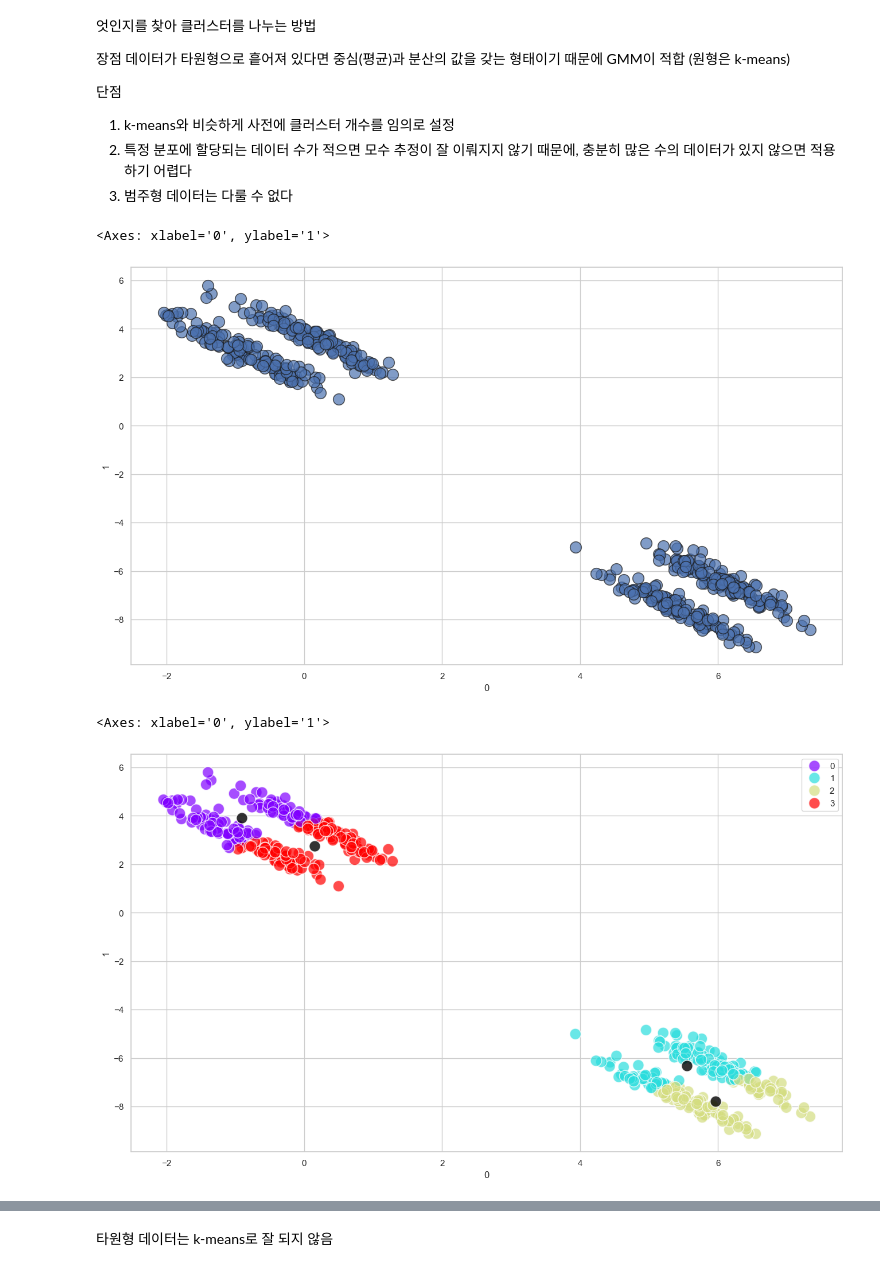
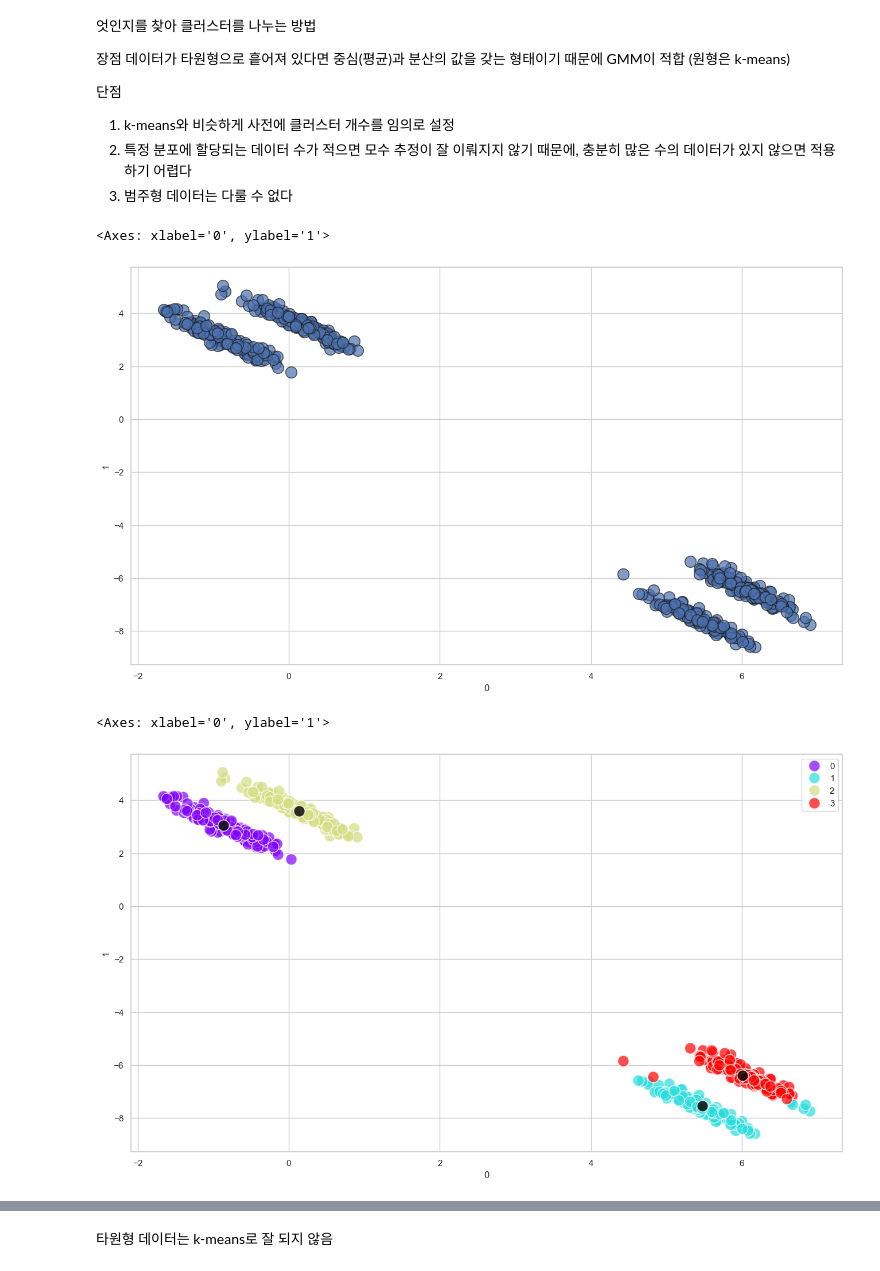
Before and after one commit to jeongryuni/study_analysis, a Jupyter notebook: Cluster_analysis/03_다양한 클러스터링 모델.ipynb, the cells around one changed output, grey strips where cells are left out. Drawn from its saved outputs; the diff is of its cells as text; code cells hidden in the pictures.

```diff
--- a/Cluster_analysis/03_다양한 클러스터링 모델.ipynb
+++ b/Cluster_analysis/03_다양한 클러스터링 모델.ipynb
@@ -246,23 +248,23 @@ KeyError: "['kmeans_label'] not found in axis"
 # %%
 from sklearn.datasets import make_blobs
 
 n_samples = 500 # 샘플데이터 개수
 center = 4 # 클러스터 개수
-cluster_std = 0.75 # 클러스터 내 표준편차
+cluster_std = 0.5 # 클러스터 내 표준편차
 random_state = 13 # 샘플 데이터 고정
 
 data, clusters = make_blobs(n_samples=n_samples, centers=center, cluster_std=cluster_std, random_state=random_state)
 
 # 데이터 타원형으로 만들기
 tf = [[0.6, -0.6], [-0.4, 0.8]]
 data_tf = data@tf # @ : 행렬의 곱을 나타냄
 df = pd.DataFrame(data_tf)
 
 # 시각화
 sns.scatterplot(x=df[0], y=df[1], alpha= 0.7, edgecolors='k', s=200)
 # %% [output]
 <Axes: xlabel='0', ylabel='1'>
-[figure, old version]
+[figure, new version]
 # %%
 # k-means 학습
 model = KMeans(n_clusters=4, random_state=123)
@@ -275,4 +277,4 @@ sns.scatterplot(x=df[0], y=df[1], hue=df['kmeans_label'], palette='rainbow', alp
 sns.scatterplot(x=centers[:,0], y=centers[:,1], color='black', alpha=0.8, s=200)
 # %% [output]
 <Axes: xlabel='0', ylabel='1'>
-[figure, old version]
+[figure, new version]
```
Also changed, not shown: parts of 7 cells of this notebook, 1 other file.
